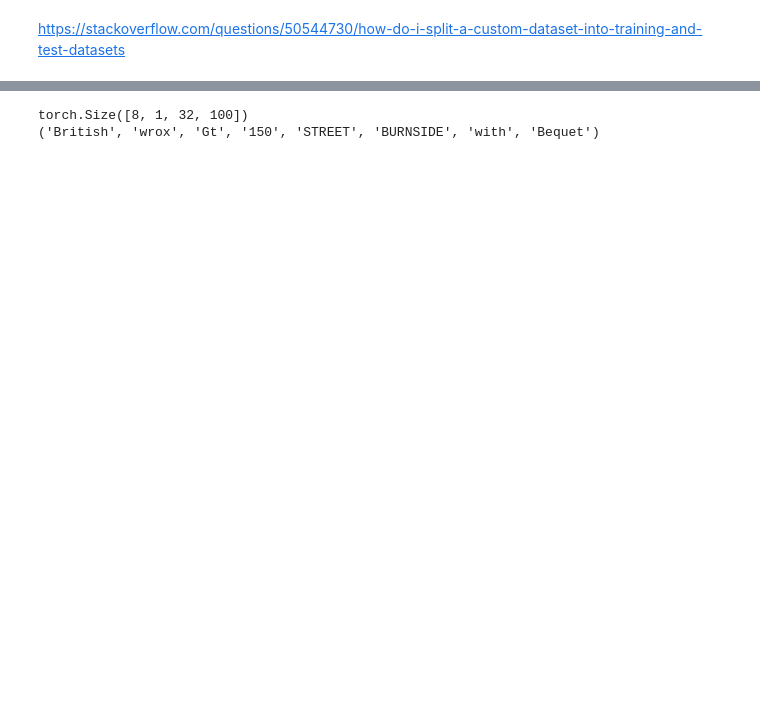
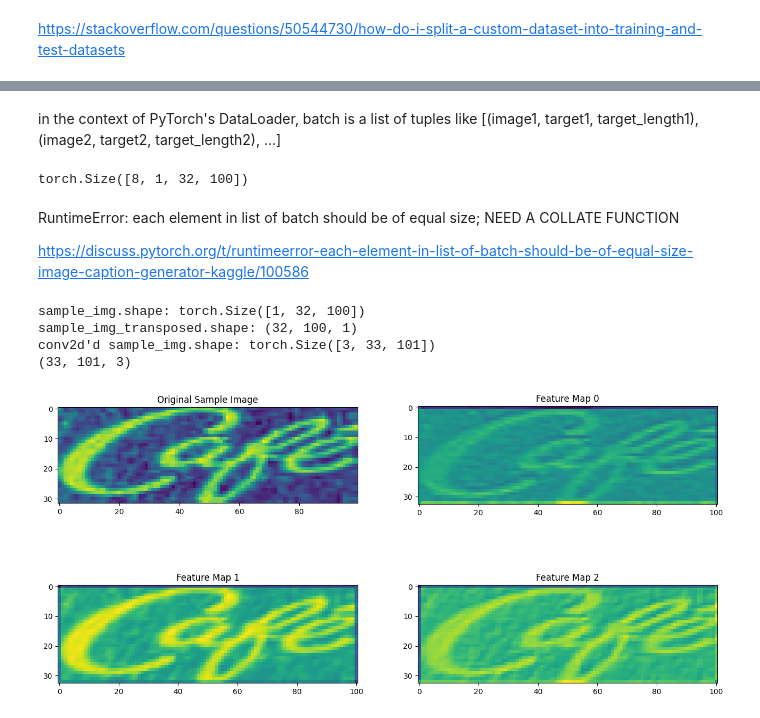
Before and after one commit to jbae49/pytorch-play, a Jupyter notebook: crnn_implementation.ipynb, the cells around one changed output, grey strips where cells are left out. Cells and saved outputs as stored; diff of their text form; code cells hidden in the pictures; blank space fills up the shorter version.

```diff
--- a/crnn_implementation.ipynb
+++ b/crnn_implementation.ipynb
@@ -97,0 +135,2 @@ valid_sampler = SubsetRandomSampler(val_indices)
+# %% [markdown]
+in the context of PyTorch's DataLoader, batch is a list of tuples like [(image1, target1, target_length1), (image2, target2, target_length2), ...]
@@ -98,13 +152,50 @@ valid_sampler = SubsetRandomSampler(val_indices)
 # %%
 from torch.utils.data import DataLoader
 
-train_dataloader = DataLoader(customdata, batch_size=batch_size, sampler=train_sampler)
-test_dataloader = DataLoader(customdata, batch_size=batch_size, sampler=valid_sampler)
+train_dataloader = DataLoader(customdata, batch_size=batch_size, sampler=train_sampler, collate_fn = collate_fn)
+test_dataloader = DataLoader(customdata, batch_size=batch_size, sampler=valid_sampler, collate_fn = collate_fn)
 # %%
-for d, l in train_dataloader:
+for d, l, _ in train_dataloader:
   print(d.size()) # (N, C, H, W)
-  print(l)
+  # print(d)
   break
 # %% [output]
 torch.Size([8, 1, 32, 100])
-('British', 'wrox', 'Gt', '150', 'STREET', 'BURNSIDE', 'with', 'Bequet')
+# %% [markdown]
+RuntimeError: each element in list of batch should be of equal size; NEED A COLLATE FUNCTION
+
+https://discuss.pytorch.org/t/runtimeerror-each-element-in-list-of-batch-should-be-of-equal-size-image-caption-generator-kaggle/100586
+# %%
+from torch import nn
+
+sample_img_transposed = np.asarray(sample_img).transpose(1,2,0)
+print(f'sample_img.shape: {sample_img.shape}')
+print(f'sample_img_transposed.shape: {sample_img_transposed.shape}')
+
+conv2 = nn.Conv2d(in_channels=1, out_channels=3, kernel_size=(2,2), stride=1, padding=1)
+print(f'conv2d\'d sample_img.shape: {conv2(sample_img).shape}')
+img = conv2(sample_img).permute(1,2,0)
+result = img.data.numpy()
+print(result.shape) # (33, 101, 3)
+
+max_ = np.max(result)
+min_ = np.min(result)
+result -= min_
+result /= max_
+
+plt.figure(figsize=(16,8))
+plt.subplot(2,2,1)
+plt.imshow(sample_img_transposed)
+plt.title('Original Sample Image')
+for i in range(3):
+  plt.subplot(2,2,i+2)
+  plt.imshow(result[:,:,i])
+  plt.title(f'Feature Map {i}')
+
+plt.show()
+# %% [output]
+sample_img.shape: torch.Size([1, 32, 100])
+sample_img_transposed.shape: (32, 100, 1)
+conv2d'd sample_img.shape: torch.Size([3, 33, 101])
+(33, 101, 3)
+[figure, added]
```
Also changed, not shown: parts of 27 cells of this notebook.
